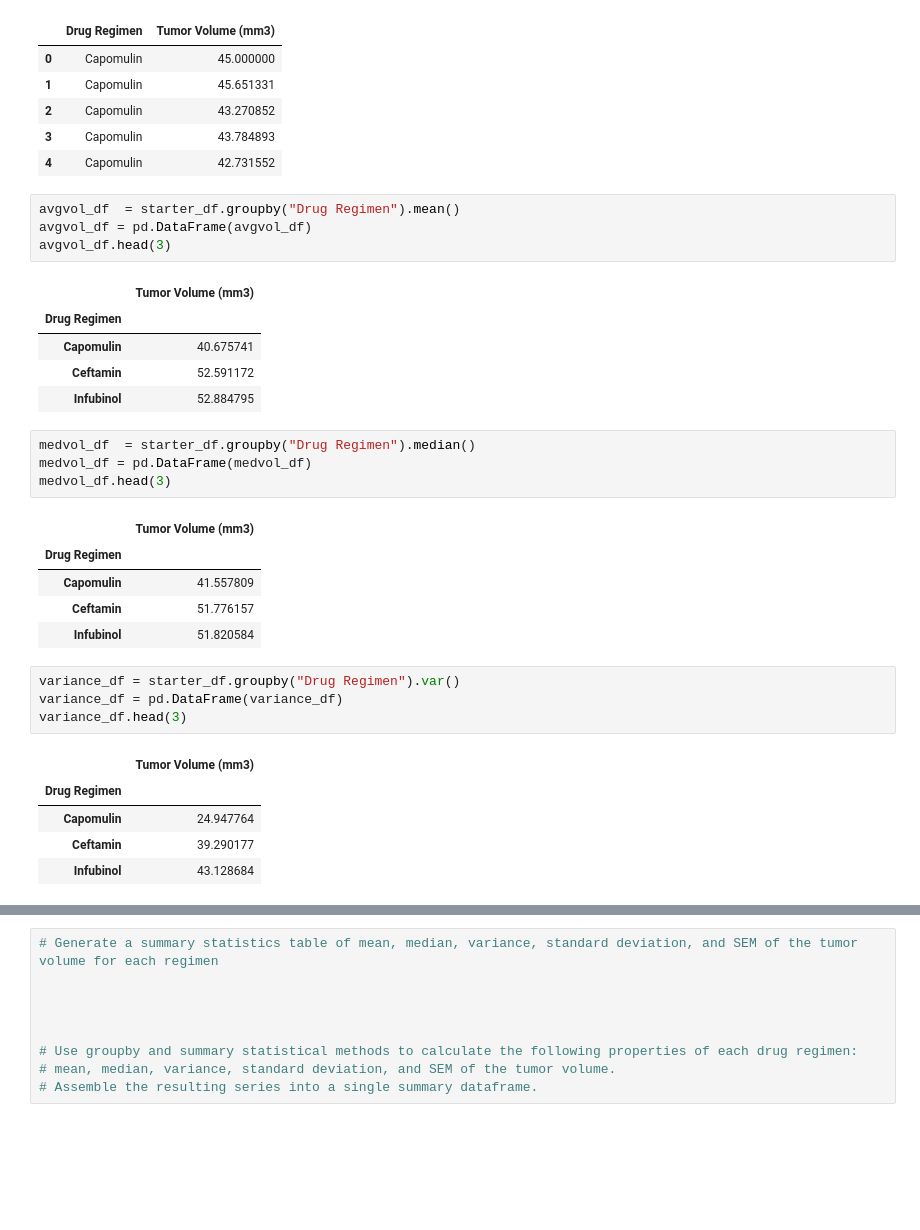
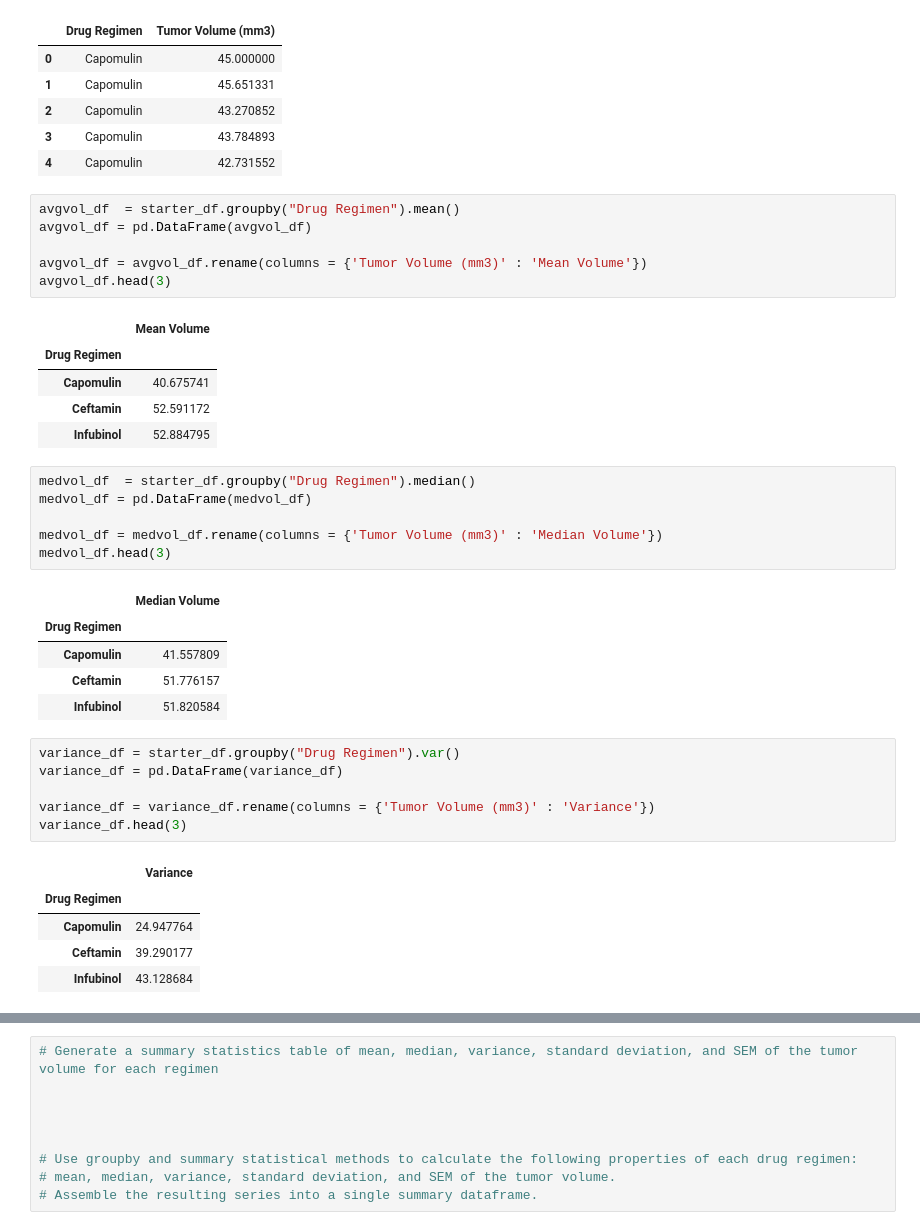
Before and after one commit to Shelf0/Matplot_PDS, a Jupyter notebook: Pymacaeticals_PDS_Main.ipynb, the cells around one changed output, grey strips where cells are left out. Drawn from its saved outputs; the diff is of its cells as text; blank space fills up the shorter version.

Commit message:
Went back and changed the column names appropriately

```diff
--- a/Pymacaeticals_PDS_Main.ipynb
+++ b/Pymacaeticals_PDS_Main.ipynb
@@ -155,9 +155,11 @@ starter_df.head()
 # %%
 avgvol_df  = starter_df.groupby("Drug Regimen").mean()
 avgvol_df = pd.DataFrame(avgvol_df)
+
+avgvol_df = avgvol_df.rename(columns = {'Tumor Volume (mm3)' : 'Mean Volume'})
 avgvol_df.head(3)
 # %% [output]
-|  | Tumor Volume (mm3) |
+|  | Mean Volume |
 | Drug Regimen |  |
 | Capomulin | 40.675741 |
 | Ceftamin | 52.591172 |
@@ -165,9 +167,11 @@ avgvol_df.head(3)
 # %%
 medvol_df  = starter_df.groupby("Drug Regimen").median()
 medvol_df = pd.DataFrame(medvol_df)
+
+medvol_df = medvol_df.rename(columns = {'Tumor Volume (mm3)' : 'Median Volume'})
 medvol_df.head(3)
 # %% [output]
-|  | Tumor Volume (mm3) |
+|  | Median Volume |
 | Drug Regimen |  |
 | Capomulin | 41.557809 |
 | Ceftamin | 51.776157 |
@@ -175,9 +179,11 @@ medvol_df.head(3)
 # %%
 variance_df = starter_df.groupby("Drug Regimen").var()
 variance_df = pd.DataFrame(variance_df)
+
+variance_df = variance_df.rename(columns = {'Tumor Volume (mm3)' : 'Variance'})
 variance_df.head(3)
 # %% [output]
-|  | Tumor Volume (mm3) |
+|  | Variance |
 | Drug Regimen |  |
 | Capomulin | 24.947764 |
 | Ceftamin | 39.290177 |
```
Also changed, not shown: parts of 2 cells of this notebook.
